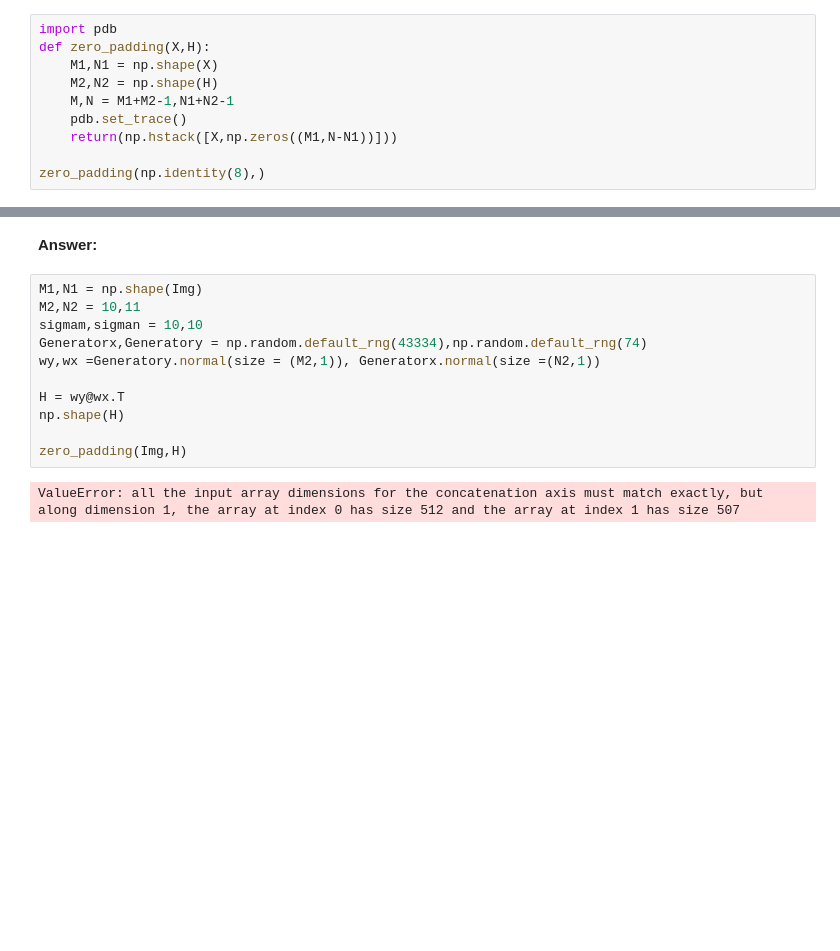
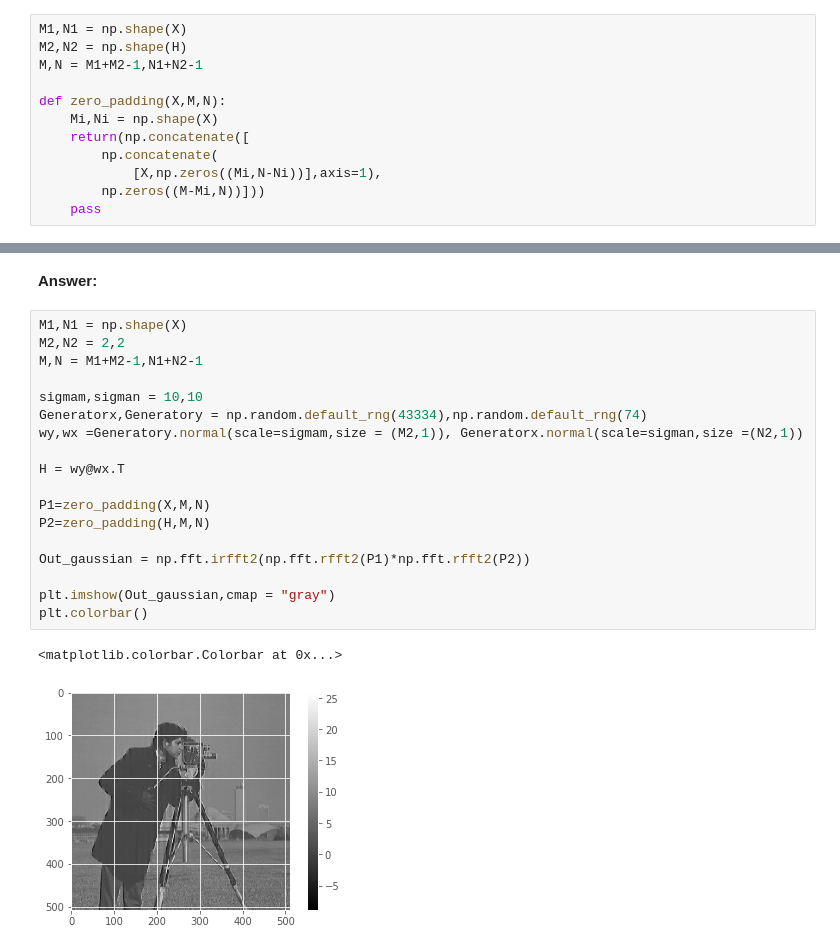
Before and after one commit to VictorCilleros/python_sdia_All, a Jupyter notebook: Labs/Lab3/lab3.ipynb, the cells around one changed output, grey strips where cells are left out. Saved outputs shown, nothing was run; the diff lists cells and outputs as text; blank space fills up the shorter version.

```diff
--- a/Labs/Lab3/lab3.ipynb
+++ b/Labs/Lab3/lab3.ipynb
@@ -256,13 +263,15 @@ Compute and display $\mathbf{X} \star \mathbf{H}$, for $M_2 = N_2 = 10$. What do
 > - the 2D Gaussian window can be generated as the outer product of two 1D Gaussian windows (one window for each dimension);
 > - you can take a look at [scipy.signal.windows.gaussian](https://docs.scipy.org/doc/scipy/reference/generated/scipy.signal.windows.gaussian.html#scipy.signal.windows.gaussian) and [np.newaxis](https://numpy.org/doc/stable/reference/constants.html?highlight=newaxis#numpy.newaxis).
 # %%
-import pdb
-def zero_padding(X,H):
-    M1,N1 = np.shape(X)
-    M2,N2 = np.shape(H)
-    M,N = M1+M2-1,N1+N2-1
-    pdb.set_trace()
-    return(np.hstack([X,np.zeros((M1,N-N1))]))
+M1,N1 = np.shape(X)
+M2,N2 = np.shape(H)
+M,N = M1+M2-1,N1+N2-1
 
-zero_padding(np.identity(8),)
+def zero_padding(X,M,N):
+    Mi,Ni = np.shape(X)
+    return(np.concatenate([
+        np.concatenate(
+            [X,np.zeros((Mi,N-Ni))],axis=1),
+        np.zeros((M-Mi,N))]))
+    pass
 # %% [output]
@@ -284,15 +280,23 @@ array([[0.58823532, 0.59607846, 0.60392159, ..., 0.        , 0.        ,
 # %% [markdown]
 **Answer:**
 # %%
-M1,N1 = np.shape(Img)
-M2,N2 = 10,11
+M1,N1 = np.shape(X)
+M2,N2 = 2,2
+M,N = M1+M2-1,N1+N2-1
+
 sigmam,sigman = 10,10
 Generatorx,Generatory = np.random.default_rng(43334),np.random.default_rng(74)
-wy,wx =Generatory.normal(size = (M2,1)), Generatorx.normal(size =(N2,1))
+wy,wx =Generatory.normal(scale=sigmam,size = (M2,1)), Generatorx.normal(scale=sigman,size =(N2,1))
 
 H = wy@wx.T
-np.shape(H)
 
-zero_padding(Img,H)
+P1=zero_padding(X,M,N)
+P2=zero_padding(H,M,N)
+
+Out_gaussian = np.fft.irfft2(np.fft.rfft2(P1)*np.fft.rfft2(P2))
+
+plt.imshow(Out_gaussian,cmap = "gray")
+plt.colorbar()
 # %% [output]
-ValueError: all the input array dimensions for the concatenation axis must match exactly, but along dimension 1, the array at index 0 has size 512 and the array at index 1 has size 507
+<matplotlib.colorbar.Colorbar at 0x...>
+[figure, added]
```
Also changed, not shown: parts of 10 cells of this notebook, 1 other file.
